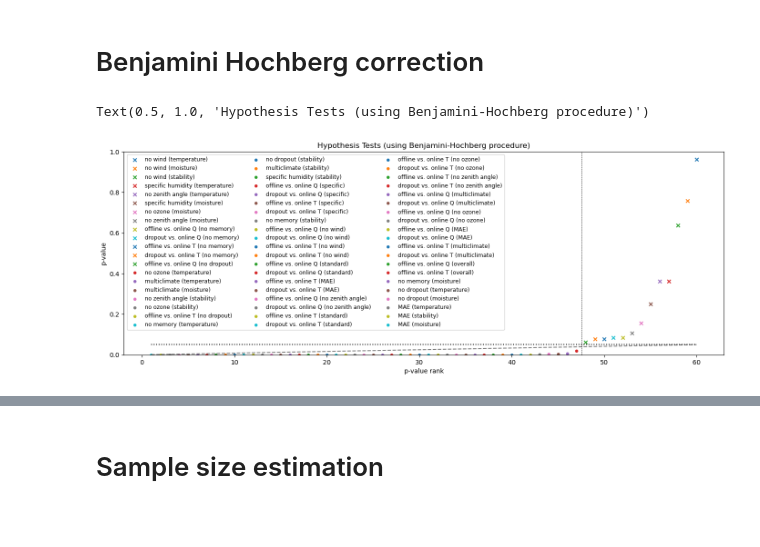
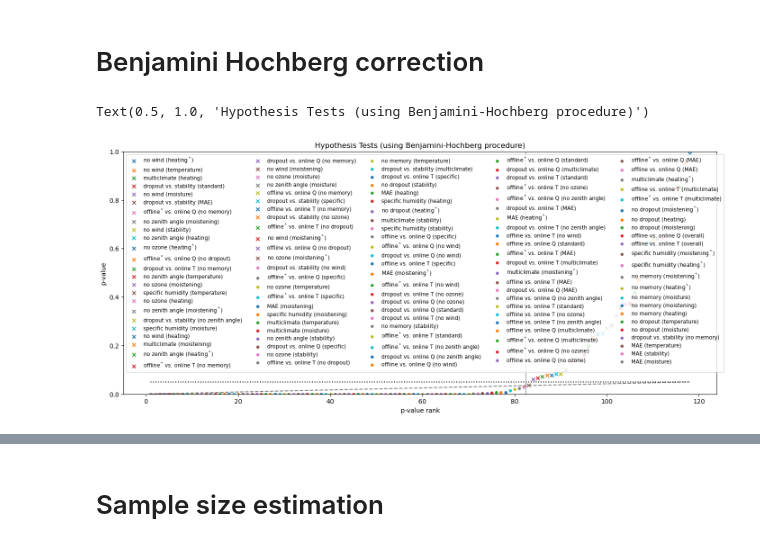
Before and after one commit to SciPritchardLab/ClimScale, a Jupyter notebook: storytelling.ipynb, the cells around one changed output, grey strips where cells are left out. Saved outputs shown, nothing was run; the diff lists cells and outputs as text; code cells hidden in the pictures; blank space fills up the shorter version.

```diff
--- a/storytelling.ipynb
+++ b/storytelling.ipynb
@@ -35,26 +39,26 @@ from preprocessing_functions import *
 # Load data
 # %%
 color_dict = {
-    'standard': 'blue',
+    'standard': 'silver',
     'specific': 'lime',
     'nomemory': 'red',
     'nowind': 'green',
     'noozone': 'purple',
     'nocoszrs': 'orange',
     'mae': 'pink',
-    'nodropout': 'silver',
+    'nodropout': 'blue',
     'multiclimate': 'gold'
 }
 
 color_dict2 = {
-    'standard': 'blue',
+    'standard': 'silver',
     'specific': 'lime',
     'no memory': 'red',
     'no wind': 'green',
     'no ozone': 'purple',
     'no zenith angle': 'orange',
     'MAE':'pink',
-    'no dropout': 'silver',
+    'no dropout': 'blue',
     'multiclimate': 'gold'
 }
 
@@ -124,8 +128,21 @@ survived_dict = {
     'multiclimate': multiclimate_model_info[multiclimate_model_info['num_months']==12].copy()
 }
 
+notsurvived_dict = {
+    'standard': standard_model_info[standard_model_info['num_months']!=12].copy(),
+    'specific': specific_model_info[specific_model_info['num_months']!=12].copy(),
+    'nomemory': nomemory_model_info[nomemory_model_info['num_months']!=12].copy(),
+    'nowind': nowind_model_info[nowind_model_info['num_months']!=12].copy(),
+    'noozone': noozone_model_info[noozone_model_info['num_months']!=12].copy(),
+    'nocoszrs': nocoszrs_model_info[nocoszrs_model_info['num_months']!=12].copy(),
+    'mae': mae_model_info[mae_model_info['num_months']!=12].copy(),
+    'nodropout': nodropout_model_info[nodropout_model_info['num_months']!=12].copy(),
+    'multiclimate': multiclimate_model_info[multiclimate_model_info['num_months']!=12].copy()
+}
+
 for config_name in survived_dict:
     survived_dict[config_name].loc[:, 'config_name'] = config_name
+    notsurvived_dict[config_name].loc[:, 'config_name'] = config_name
 
 combined_df = pd.concat([survived_dict['standard'], \
                          survived_dict['specific'], \
@@ -707,26 +951,26 @@ sorted_pvals, sorted_tests = zip(*sorted(zip(pvals, hypothesis_tests)))
 # %% [markdown]
 # Benjamini Hochberg correction
 # %%
-plt.figure(figsize=(17, 5.8))
+plt.figure(figsize=(17, 7))
 x_range = range(1, num_tests + 1)
 plt.plot(x_range, alpha_scaled, color = 'grey', linestyle = '--')
 plt.plot(x_range, [alpha_global for x in range(num_tests)], color = 'black', linestyle = ':')
 plt.ylim(0, 1)
 plt.xlabel('p-value rank')
 plt.ylabel('p-value')
 crossed = False
 handles = []
 for rank, pval, test in reversed(list(zip(x_range, sorted_pvals, sorted_tests))):
     if pval >= alpha_scaled[rank - 1] and not crossed:
         handle = plt.scatter(rank, pval, s = 30, marker = 'x', label = test)
         handles.append(handle)
     elif pval < alpha_scaled[rank - 1]:
         crossed = True
         handle = plt.scatter(rank, pval, s = 60, marker = '.', label = test)
         handles.append(handle)
-plt.axvline(x = 47.6, linestyle = '--', linewidth = .6, color = 'black')
-plt.legend(loc = 'upper left', handles = handles, ncol = 3, fontsize = 8.8)
+plt.axvline(x = 82.4, linestyle = '--', linewidth = .6, color = 'black')
+plt.legend(loc = 'upper left', handles = handles, ncol = 5, fontsize = 8.4)
 plt.title('Hypothesis Tests (using Benjamini-Hochberg procedure)')
 # %% [output]
 Text(0.5, 1.0, 'Hypothesis Tests (using Benjamini-Hochberg procedure)')
-[figure, old version]
+[figure, new version]
```
Also changed, not shown: parts of 40 cells of this notebook, 3 other files.
